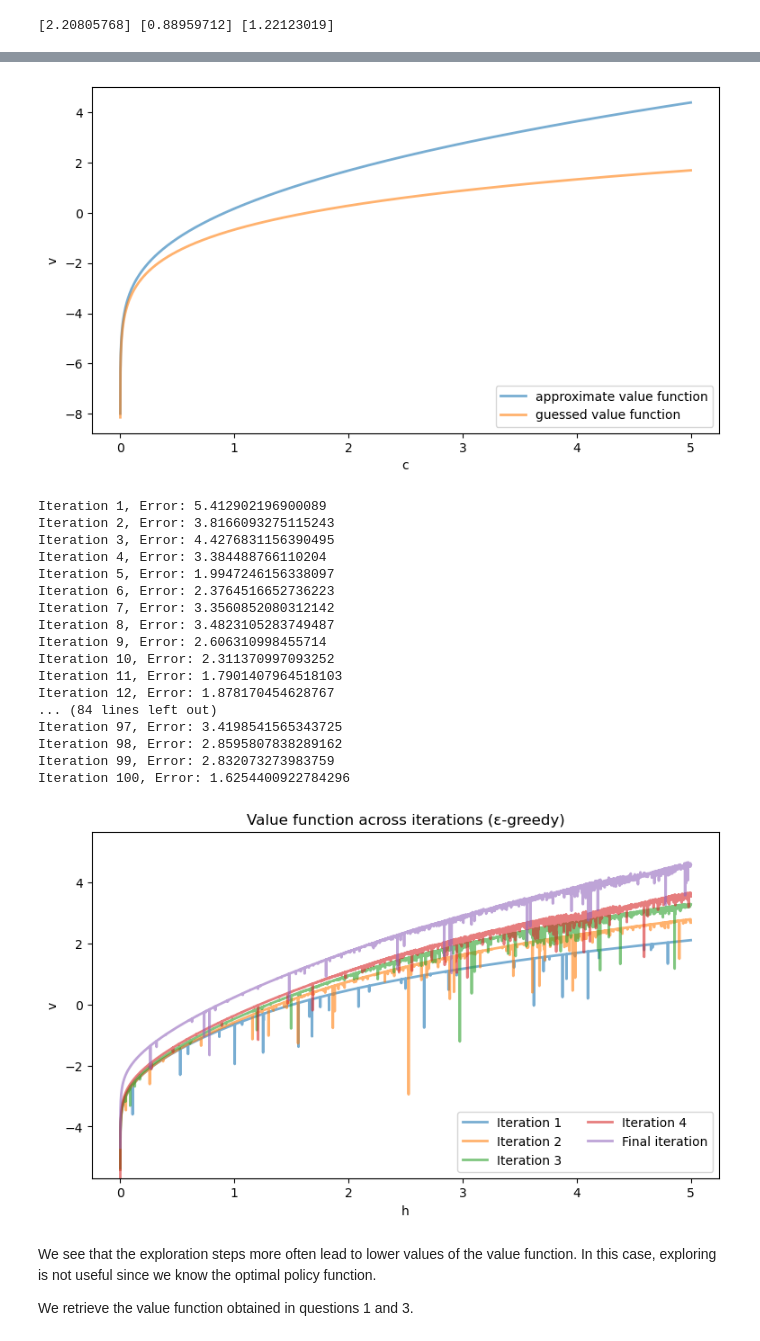
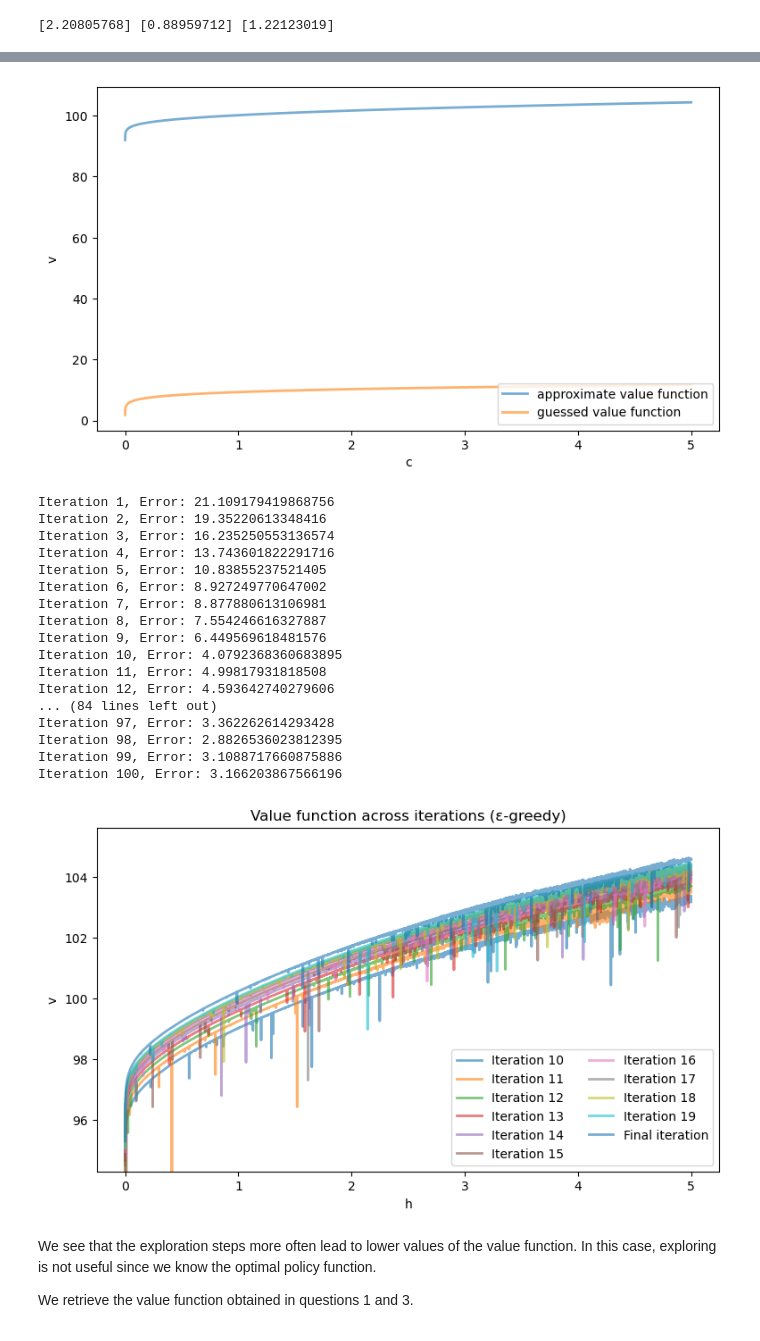
Before and after one commit to eliottmlg/DP_project, a Jupyter notebook: DP_assignment.ipynb, the cells around one changed output, grey strips where cells are left out. Saved outputs shown, nothing was run; the diff lists cells and outputs as text; code cells hidden in the pictures.

Commit message:
fix utility function, thanks ben

```diff
--- a/DP_assignment.ipynb
+++ b/DP_assignment.ipynb
@@ -110,10 +110,10 @@ class CES_OG:
 
     def u(self, c):
         " Utility "
-        return (c**(1-self.sigma)-1)/(1-self.sigma)
+        return (c**(1-self.sigma))/(1-self.sigma)
 
     def f(self, h,l):
-        " Deterministic part of production function.  "
+        " consumption function.  "
         return h**self.α * l
 # %%
 
@@ -285,10 +303,10 @@ class CES_OG:
 
     def u(self, c):
         " Utility "
-        return (c**(1-self.sigma)-1)/(1-self.sigma)
+        return (c**(1-self.sigma))/(1-self.sigma)
 
     def f(self, h,l):
-        " Deterministic part of f function.  "
+        " consumption function.  "
         return h**self.α * l
 # %%
 
@@ -333,7 +354,7 @@ ax.set_ylabel('v')
 ax.legend(loc='lower right')
 plt.show()
 # %% [output]
-[figure, old version]
+[figure, new version]
 # %%
 #==============================================================================
 # Dynamic Programming - Project
@@ -414,48 +435,48 @@ value_function, optimal_policy, w_history = solve_with_epsilon_greedy(
     arb_policy, grid, β, delta, ces.u, ces.f, epsilon=0.01
 )
 # %% [output]
-Iteration 1, Error: 5.412902196900089
-Iteration 2, Error: 3.8166093275115243
-Iteration 3, Error: 4.4276831156390495
-Iteration 4, Error: 3.384488766110204
-Iteration 5, Error: 1.9947246156338097
-Iteration 6, Error: 2.3764516652736223
-Iteration 7, Error: 3.3560852080312142
-Iteration 8, Error: 3.4823105283749487
-Iteration 9, Error: 2.606310998455714
-Iteration 10, Error: 2.311370997093252
-Iteration 11, Error: 1.7901407964518103
-Iteration 12, Error: 1.878170454628767
+Iteration 1, Error: 21.109179419868756
+Iteration 2, Error: 19.35220613348416
+Iteration 3, Error: 16.235250553136574
+Iteration 4, Error: 13.743601822291716
+Iteration 5, Error: 10.83855237521405
+Iteration 6, Error: 8.927249770647002
+Iteration 7, Error: 8.877880613106981
+Iteration 8, Error: 7.554246616327887
+Iteration 9, Error: 6.449569618481576
+Iteration 10, Error: 4.0792368360683895
+Iteration 11, Error: 4.99817931818508
+Iteration 12, Error: 4.593642740279606
 ... (84 lines left out)
-Iteration 97, Error: 3.4198541565343725
-Iteration 98, Error: 2.8595807838289162
-Iteration 99, Error: 2.832073273983759
-Iteration 100, Error: 1.6254400922784296
+Iteration 97, Error: 3.362262614293428
+Iteration 98, Error: 2.8826536023812395
+Iteration 99, Error: 3.1088717660875886
+Iteration 100, Error: 3.166203867566196
 # %%
 
 # Plot the value functions across iterations
 w_matrix = np.array(w_history)
 fig, ax = plt.subplots(figsize=(9, 5))
 
 # Set y-axis limits to span the range of value functions
 ax.set_ylim(min(w_matrix[-1]) - 1, max(w_matrix[-1]) + 1)
 
 # Plot each value function from the iterations
-for i, w_iter in enumerate(w_matrix[0:4,:]):
-    ax.plot(grid, w_iter, lw=2, alpha=0.6, label=f'Iteration {i+1}' if i < 10 else None)
+for i, w_iter in enumerate(w_matrix[15:30,:]):
+    ax.plot(grid, w_iter, lw=2, alpha=0.6, label=f'Iteration {i+10}' if i < 10 else None)
 
 ax.plot(grid, w_matrix[-1,:], lw=2, alpha=0.6, label=f'Final iteration' if i < 10 else None)
 
 # Label the axes
 ax.set_xlabel('h')
 ax.set_ylabel('v')
 ax.legend(loc='lower right', ncol=2)
 
 # Display the plot
 plt.title('Value function across iterations (ε-greedy)')
 plt.show()
 # %% [output]
-[figure, old version]
+[figure, new version]
 # %% [markdown]
 We see that the exploration steps more often lead to lower values of the value function. In this case, exploring is not useful since we know the optimal policy function.
 
```
Also changed, not shown: parts of 4 cells of this notebook, 1 other file.
